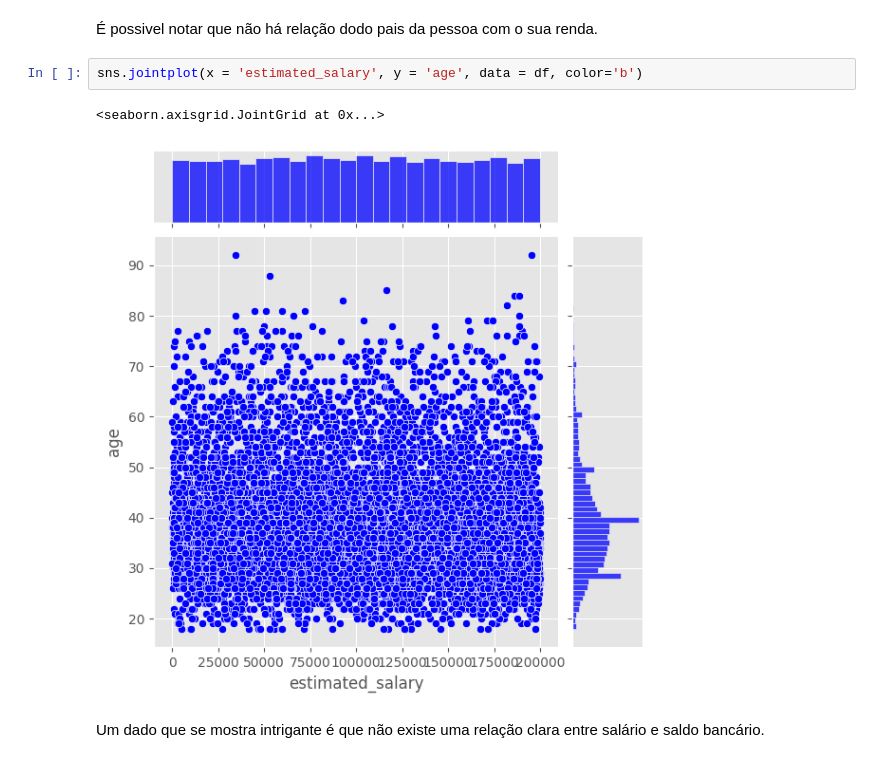
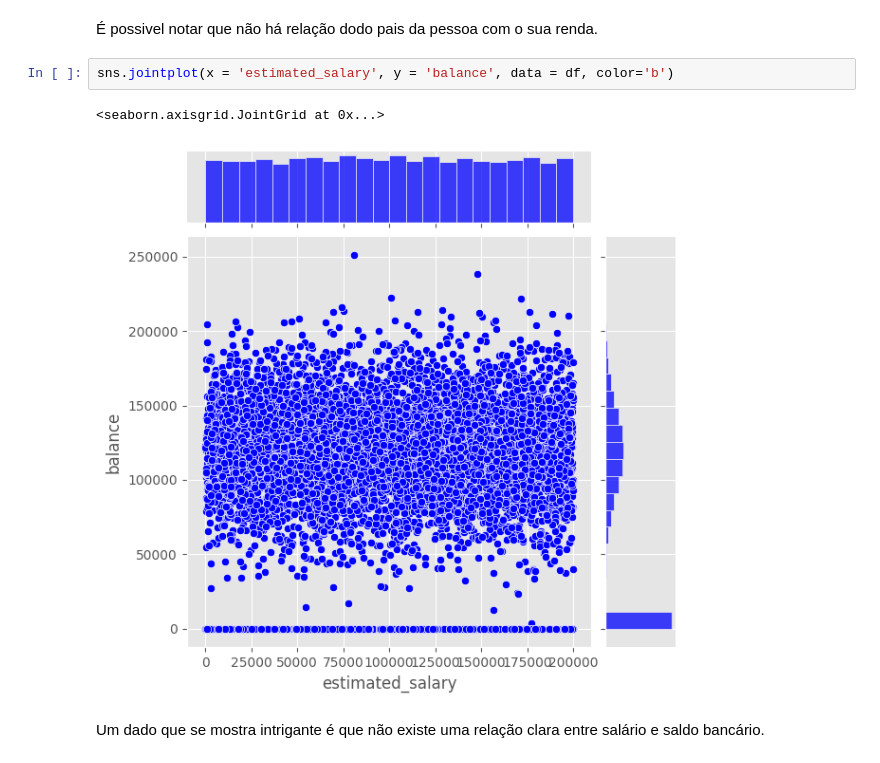
Before and after one commit to Emannuel-A/Bank-Customer-Churn---Analysis, a Jupyter notebook: Bank_Customer_Churn.ipynb, the cells around one changed output. Saved outputs shown, nothing was run; the diff lists cells and outputs as text.

```diff
--- a/Bank_Customer_Churn.ipynb
+++ b/Bank_Customer_Churn.ipynb
@@ -360,10 +366,10 @@ sns.relplot(x = 'estimated_salary', y = 'balance', data = df, col='country', col
 # %% [markdown]
 É possivel notar que não há relação dodo pais da pessoa com o sua renda.
 # %%
-sns.jointplot(x = 'estimated_salary', y = 'age', data = df, color='b')
+sns.jointplot(x = 'estimated_salary', y = 'balance', data = df, color='b')
 # %% [output]
 <seaborn.axisgrid.JointGrid at 0x...>
-[figure, old version]
+[figure, new version]
 # %% [markdown]
 Um dado que se mostra intrigante é que não existe uma relação clara entre salário e saldo bancário.
 # %% [markdown]
```
Also changed, not shown: parts of 19 cells of this notebook.
